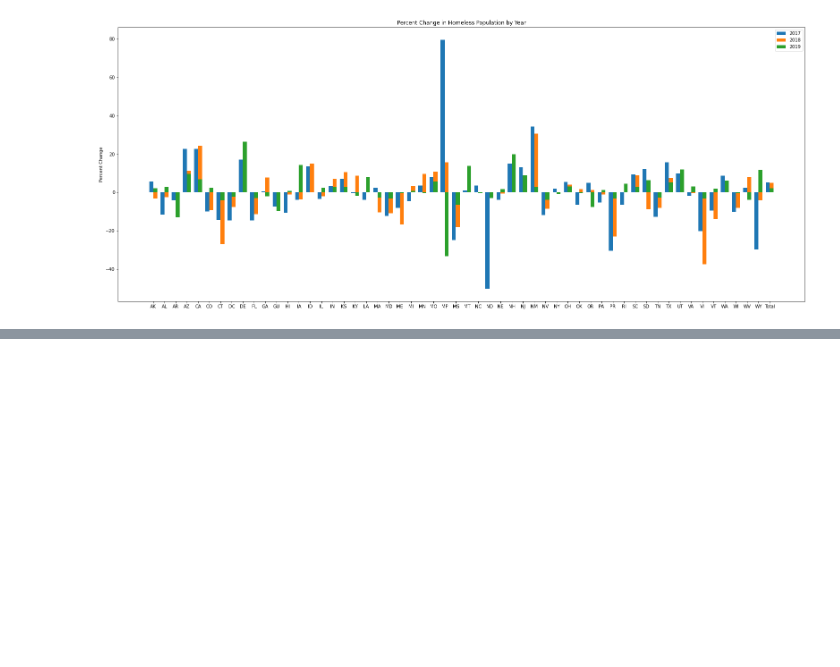
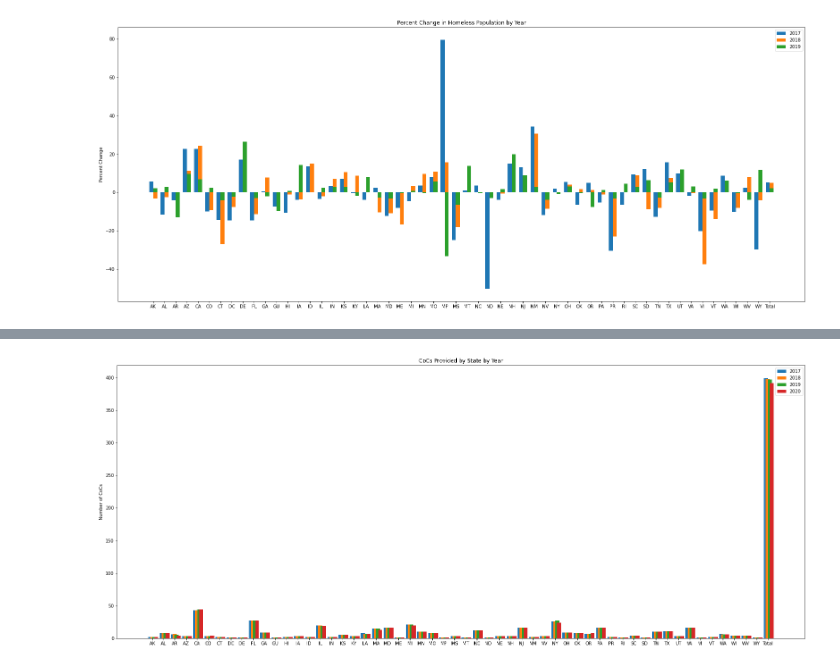
Before and after one commit to esther2897/project_one, a Jupyter notebook: Analysis.ipynb, the cells around one changed output, grey strips where cells are left out. Saved outputs shown, nothing was run; the diff lists cells and outputs as text; code cells hidden in the pictures; blank space fills up the shorter version.

Commit message:
Added CoC chart for state actions against homeless population

```diff
--- a/Analysis.ipynb
+++ b/Analysis.ipynb
@@ -303,3 +303,7 @@ fig.set_size_inches(25, 10.5, forward=True)
 plt.show()
 # %% [output]
 [figure]
+# %%
+coc_frame_2020 = PIT_frames[0]
+coc_frame_2020 = coc_frame_2020[['State','Number of CoCs']].copy()
+coc_frame_2020.head()
@@ -305,0 +317,3 @@ plt.show()
+# %%
+coc_frame_2019 = PIT_frames[1][['State','Number of CoCs']].copy()
+coc_frame_2019.head()
@@ -305,0 +327,3 @@ plt.show()
+# %%
+coc_frame_2018 = PIT_frames[2][['State','Number of CoCs']].copy()
+coc_frame_2018.head()
@@ -305,0 +337,3 @@ plt.show()
+# %%
+coc_frame_2017 = PIT_frames[3][['State','Number of CoCs']].copy()
+coc_frame_2017.head()
@@ -305,0 +347,32 @@ plt.show()
+# %%
+#
+
+states = coc_frame_2020['State']
+data_2017 = coc_frame_2017['Number of CoCs']
+data_2018 = coc_frame_2018['Number of CoCs']
+data_2019 = coc_frame_2019['Number of CoCs']
+data_2020 = coc_frame_2020['Number of CoCs']
+
+x = np.arange(len(states))
+width = 0.35  # the width of the bars
+
+fig, ax = plt.subplots()
+rects1 = ax.bar(x - width/2, data_2017, width, label='2017')
+rects2 = ax.bar(x, data_2018, width, label='2018')
+rects3 = ax.bar(x + width/2, data_2019, width, label='2019')
+rects4 = ax.bar(x + width/2 + width/2, data_2020, width, label='2020')
+
+
+# Add some text for labels, title and custom x-axis tick labels, etc.
+ax.set_ylabel('Number of CoCs')
+ax.set_title('CoCs Provided by State by Year')
+ax.set_xticks(x)
+ax.set_xticklabels(states)
+ax.legend()
+
+fig.tight_layout()
+fig.set_size_inches(25, 10.5, forward=True)
+
+plt.show()
+# %% [output]
+[figure, added]
```
Also changed, not shown: parts of 7 cells of this notebook, 2 other files.
